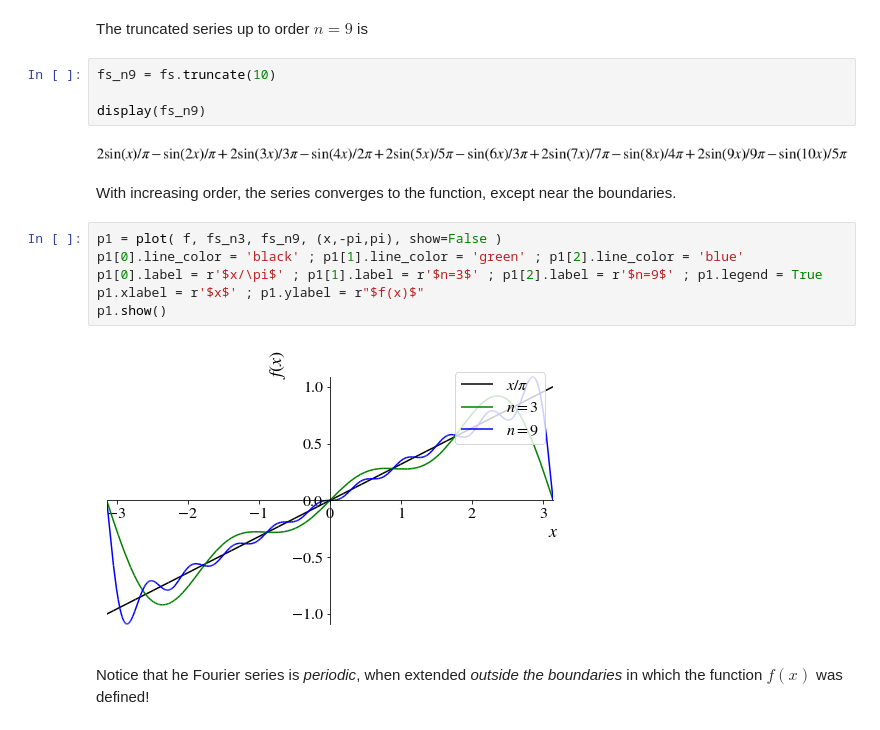
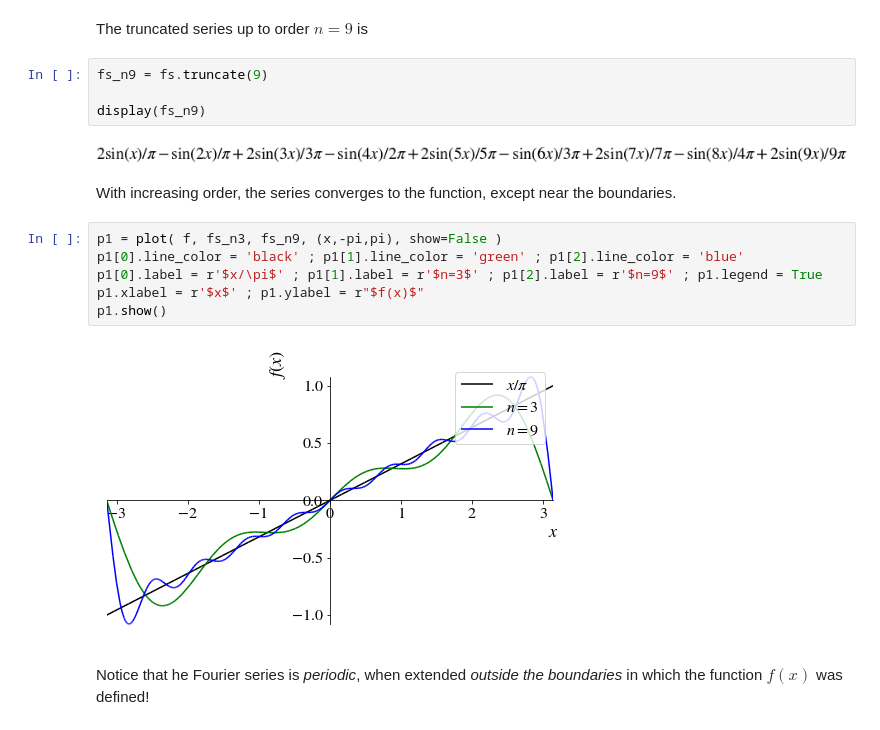
Before and after one commit to niksterg/pyFourier, a Jupyter notebook: Fourier Series.ipynb, the cells around one changed output. Saved outputs shown, nothing was run; the diff lists cells and outputs as text.

```diff
--- a/Fourier Series.ipynb
+++ b/Fourier Series.ipynb
@@ -125,11 +125,11 @@ display(fs_n3)
 # %% [markdown]
 The truncated series up to order $n=9$ is
 # %%
-fs_n9 = fs.truncate(10)
+fs_n9 = fs.truncate(9)
 
 display(fs_n9)
 # %% [output]
-[figure, old version]
+[figure, new version]
 # %% [markdown]
 With increasing order, the series converges to the function, except near the boundaries.
 # %%
@@ -139,7 +139,7 @@ p1[0].label = r'$x/\pi$' ; p1[1].label = r'$n=3$' ; p1[2].label = r'$n=9$' ; p1.
 p1.xlabel = r'$x$' ; p1.ylabel = r"$f(x)$"
 p1.show()
 # %% [output]
-[figure, old version]
+[figure, new version]
 # %% [markdown]
 Notice that he Fourier series is *periodic*, when extended *outside the boundaries* in which the function $f(x)$ was defined!
 # %%
```
Also changed, not shown: parts of 8 cells of this notebook.
